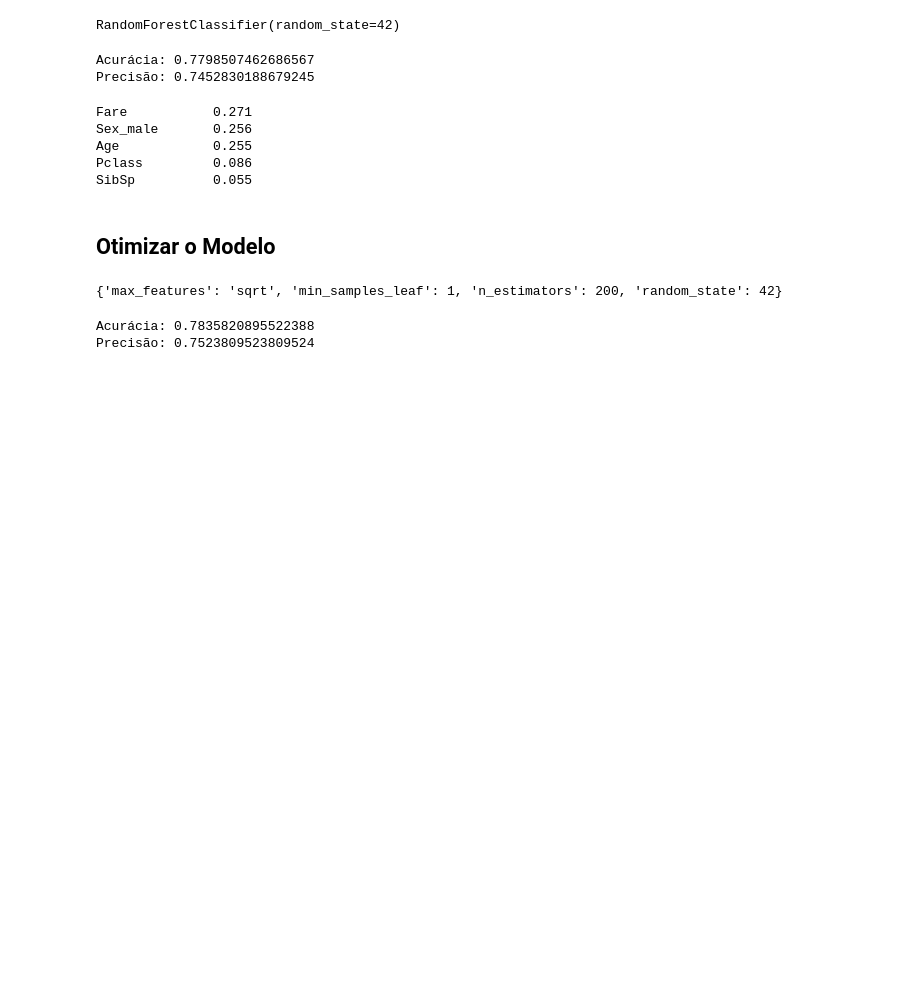
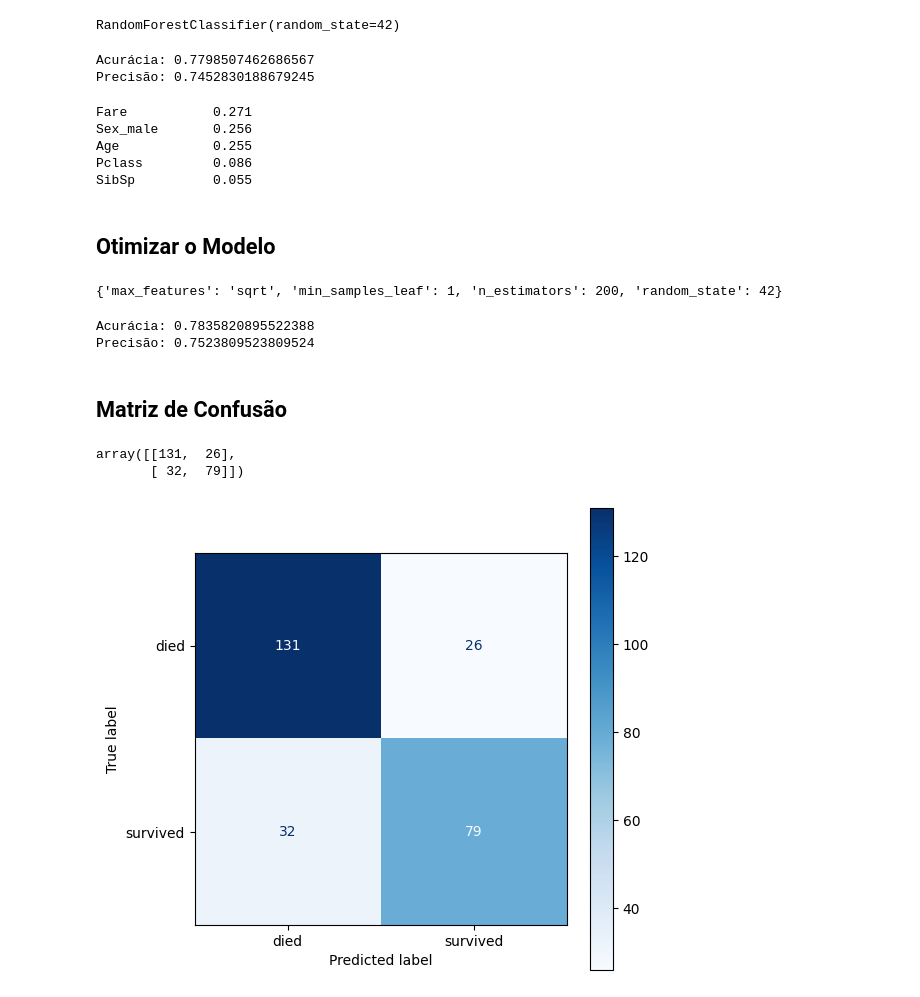
Before and after one commit to Pedrosmn/titanic-challenge, a Jupyter notebook: main.ipynb, the cells around one changed output. Cells and saved outputs as stored; diff of their text form; code cells hidden in the pictures; blank space fills up the shorter version.

Commit message:
Matriz de Confusão

```diff
--- a/main.ipynb
+++ b/main.ipynb
@@ -465,3 +465,36 @@ print(f"Precisão: {metrics.precision_score(y_test, rf5.predict(X_test))}")
 # %% [output]
 Acurácia: 0.7835820895522388
 Precisão: 0.7523809523809524
+# %% [markdown]
+## Matriz de Confusão
+# %%
+from sklearn.metrics import confusion_matrix
+
+y_pred = rf5.predict(X_test)
+confusion_matrix(y_test, y_pred)
+# %% [output]
+array([[131,  26],
+       [ 32,  79]])
+# %%
+import matplotlib.pyplot as plt
+from sklearn.metrics import ConfusionMatrixDisplay
+
+fig, ax = plt.subplots(figsize=(6, 6))
+
+disp = ConfusionMatrixDisplay.from_predictions(
+    y_test,
+    y_pred,
+    display_labels=["died", "survived"],
+    cmap="Blues",
+    ax=ax
+)
+
+fig.savefig(
+    "images/rf_confusion_matrix_0304.png",
+    dpi=300,
+    bbox_inches="tight"
+)
+
+plt.show()
+# %% [output]
+[figure, added]
```
Also changed, not shown: parts of 4 cells of this notebook, 1 other file.
